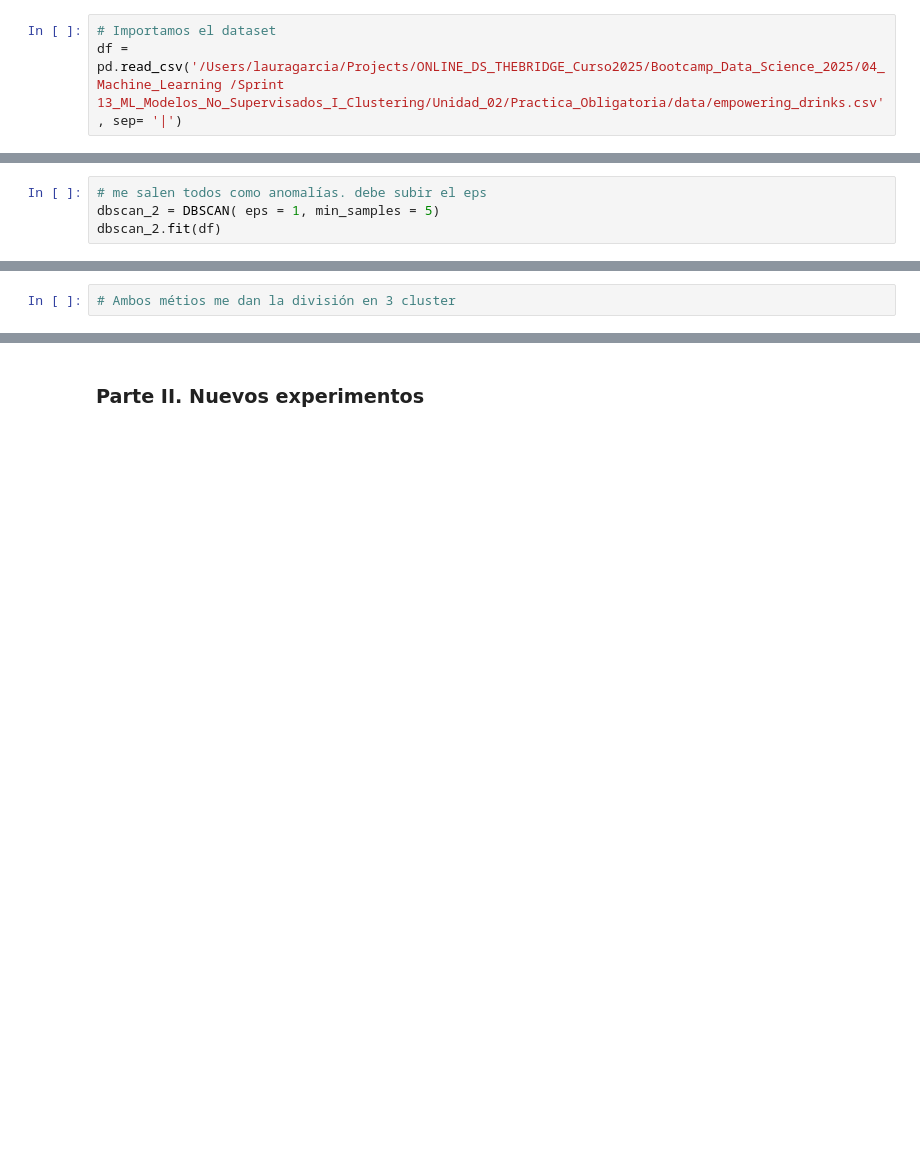
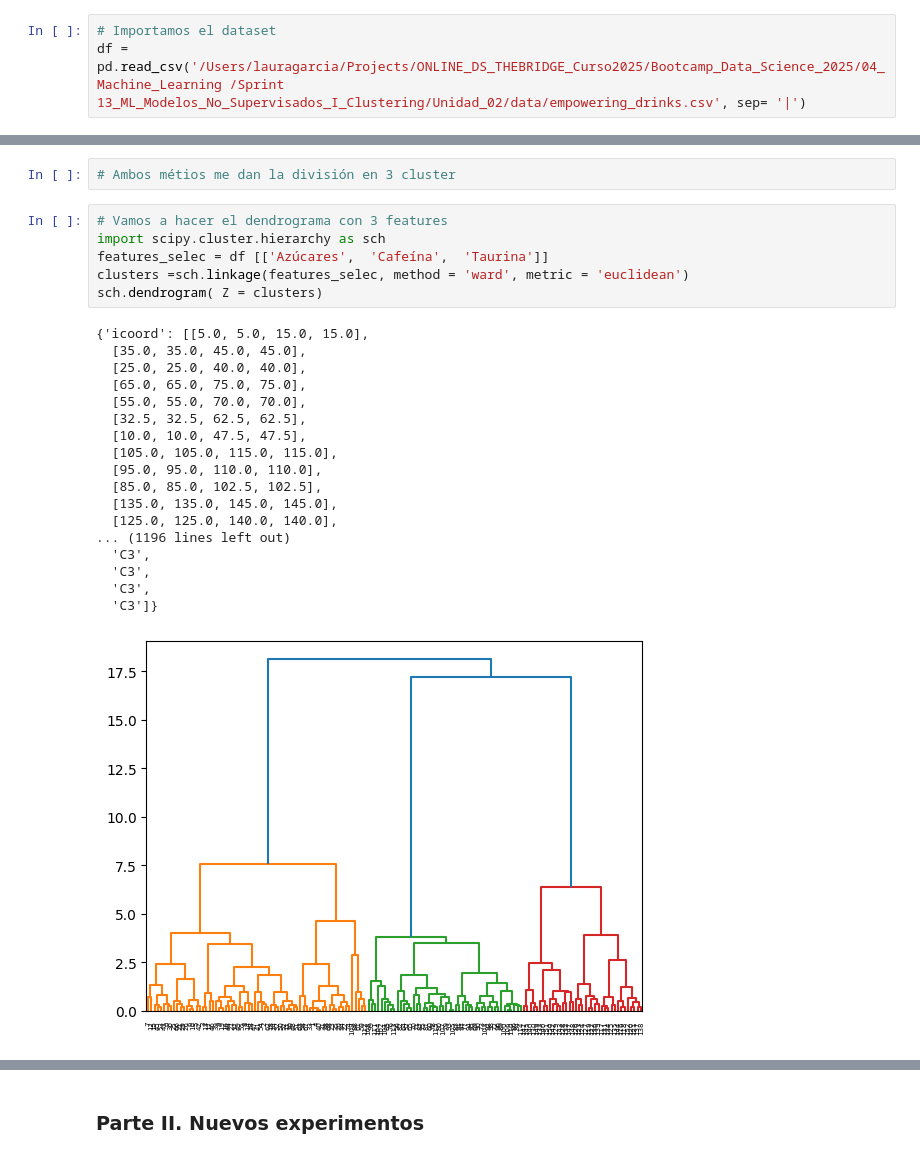
Before and after one commit to Lauragarbre/ONLINE_DS_THEBRIDGE_Curso2025, a Jupyter notebook: Bootcamp_Data_Science_2025/04_Machine_Learning /Sprint 13_ML_Modelos_No_Supervisados_I_Clustering/Unidad_02/18_Practica_Obligatoria_Clustering_II_Hecha.ipynb, the cells around one changed output, grey strips where cells are left out. Saved outputs shown, nothing was run; the diff lists cells and outputs as text; blank space fills up the shorter version.

```diff
--- a/Bootcamp_Data_Science_2025/04_Machine_Learning /Sprint 13_ML_Modelos_No_Supervisados_I_Clustering/Unidad_02/18_Practica_Obligatoria_Clustering_II_Hecha.ipynb
+++ b/Bootcamp_Data_Science_2025/04_Machine_Learning /Sprint 13_ML_Modelos_No_Supervisados_I_Clustering/Unidad_02/18_Practica_Obligatoria_Clustering_II_Hecha.ipynb
@@ -47,7 +47,7 @@ Recuerda que el proceso es similar a lo que vimos en el otro tipo de aprendizaje
 7. Discusión de los mismos
 # %%
 # Importamos el dataset
-df = pd.read_csv('/Users/lauragarcia/Projects/ONLINE_DS_THEBRIDGE_Curso2025/Bootcamp_Data_Science_2025/04_Machine_Learning /Sprint 13_ML_Modelos_No_Supervisados_I_Clustering/Unidad_02/Practica_Obligatoria/data/empowering_drinks.csv', sep= '|')
+df = pd.read_csv('/Users/lauragarcia/Projects/ONLINE_DS_THEBRIDGE_Curso2025/Bootcamp_Data_Science_2025/04_Machine_Learning /Sprint 13_ML_Modelos_No_Supervisados_I_Clustering/Unidad_02/data/empowering_drinks.csv', sep= '|')
 # %%
 df.head()
 # %% [output]
@@ -136,4 +76,0 @@ AttributeError: 'DBSCAN' object has no attribute 'labels_'
-# %%
-# me salen todos como anomalías. debe subir el eps
-dbscan_2 = DBSCAN( eps = 1, min_samples = 5)
-dbscan_2.fit(df)
@@ -331,3 +412,28 @@ sns.scatterplot (data= features_selected)
 [figure]
 # %%
 # Ambos métios me dan la división en 3 cluster
+# %%
+# Vamos a hacer el dendrograma con 3 features
+import scipy.cluster.hierarchy as sch
+features_selec = df [['Azúcares',  'Cafeína',  'Taurina']]
+clusters =sch.linkage(features_selec, method = 'ward', metric = 'euclidean')
+sch.dendrogram( Z = clusters)
+# %% [output]
+{'icoord': [[5.0, 5.0, 15.0, 15.0],
+  [35.0, 35.0, 45.0, 45.0],
+  [25.0, 25.0, 40.0, 40.0],
+  [65.0, 65.0, 75.0, 75.0],
+  [55.0, 55.0, 70.0, 70.0],
+  [32.5, 32.5, 62.5, 62.5],
+  [10.0, 10.0, 47.5, 47.5],
+  [105.0, 105.0, 115.0, 115.0],
+  [95.0, 95.0, 110.0, 110.0],
+  [85.0, 85.0, 102.5, 102.5],
+  [135.0, 135.0, 145.0, 145.0],
+  [125.0, 125.0, 140.0, 140.0],
+... (1196 lines left out)
+  'C3',
+  'C3',
+  'C3',
+  'C3']}
+[figure, added]
```
Also changed, not shown: parts of 39 cells of this notebook.
